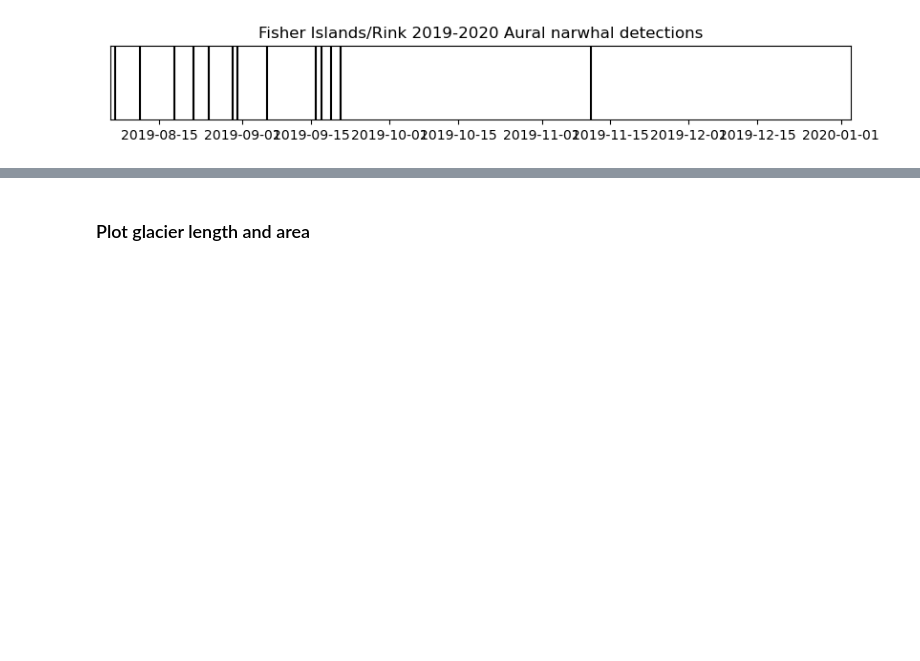
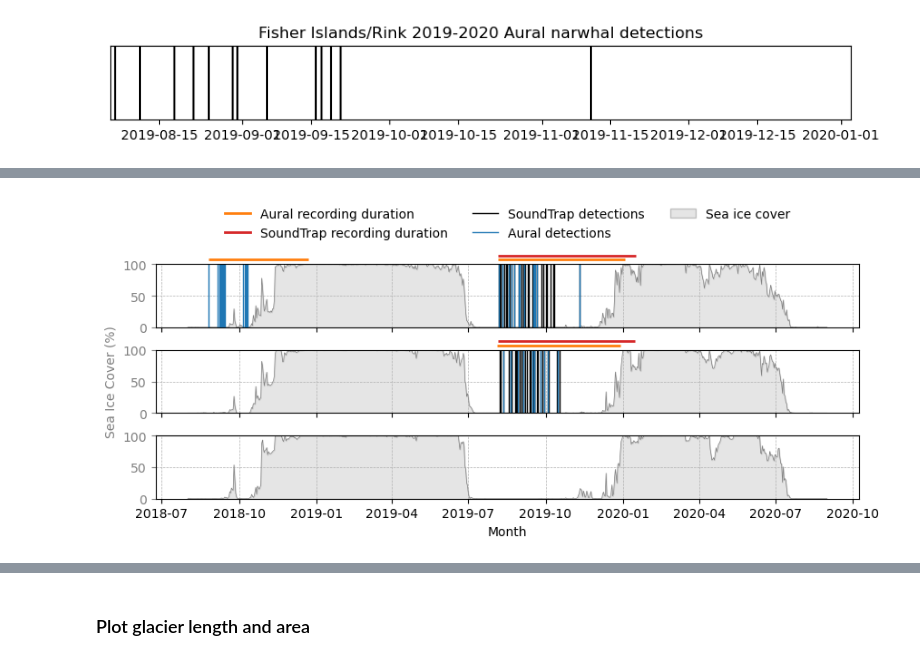
Before and after one commit to mjzahn/OMG_narwhals_habitat-model, a Jupyter notebook: Exploratory plots.ipynb, the cells around one changed output, grey strips where cells are left out. Cells and saved outputs as stored; diff of their text form; code cells hidden in the pictures; blank space fills up the shorter version.

```diff
--- a/Exploratory plots.ipynb
+++ b/Exploratory plots.ipynb
@@ -164,0 +244,80 @@ print(rink_aural_narwhal_det_array.sum())
+# %%
+plt.rcParams["figure.figsize"] = (10,2)
+fig, (ax1,ax2,ax3,ax4,ax5,ax6,ax7,ax8,ax9) = plt.subplots(9, sharex=True, sharey=False, gridspec_kw={'height_ratios': [0.4,0.4,6,0.4,0.4,6,0.4,0.4,6]})
+# fig.suptitle('Sea Ice Cover in Melville Bay Fjords')
+
+plt.subplots_adjust(top=1.5, hspace=0.2)
+
+# RINK/FISHER ====
+ax1.axis('off') # filler axis
+legend_elements = [Line2D([0], [0], color='tab:orange', lw=2, label='Aural recording duration'),
+                   Line2D([0], [0], color='tab:red', lw=2, label='SoundTrap recording duration'),
+                   Line2D([0], [0], color='k', lw=1, label='SoundTrap detections'),
+                   Line2D([0], [0], color='tab:blue', lw=1, label='Aural detections'),
+                   Patch(facecolor='tab:gray', alpha=0.2, edgecolor='k', label='Sea ice cover')]
+ax1.legend(handles=legend_elements, loc='upper center', ncol=3, bbox_to_anchor=(0.5, 13),frameon=False)
+# ax1.set_title("Rink Glacier and Fisher Islands")
+ax2.hlines(y=0, xmin=rink_aural_dates_array[0], xmax=rink_aural_dates_array[-1],linewidth=2, color='tab:orange', clip_on=False)
+ax2.hlines(y=0, xmin=fisher_aural_dates_array[0], xmax=fisher_aural_dates_array[-1],linewidth=2, color='tab:orange', clip_on=False)
+ax2.hlines(y=1, xmin=fisher_ST_dates_array[0], xmax=fisher_ST_dates_array[-1],linewidth=2, color='tab:red', clip_on=False)
+ax2.set_ylim(0,1)
+ax2.axis('off')
+
+ax3.plot(dates_dt64, fisher_ice_percent, 'tab:gray', linewidth=0.5)
+ax3.fill_between(dates_dt64, 0, fisher_ice_percent, color='tab:gray', alpha=0.2)
+ax3.tick_params(axis='y', colors='tab:gray')
+ax3.grid(linestyle='--', linewidth=0.5)
+ax3.margins(x=0,y=0)
+# add narwhal detections ----
+for xcoord in rink_aural_narwhal_dates:
+    ax3.axvline(x=xcoord, color='tab:blue', linewidth=1)
+for xcoord in fisher_ST_narwhal_dates:
+    ax3.axvline(x=xcoord, color='k', linewidth=1)
+for xcoord in fisher_aural_narwhal_dates:
+    ax3.axvline(x=xcoord, color='tab:blue', linewidth=1)
+
+# KONG OSCAR ====
+ax4.axis('off') # filler axis
+# ax5.set_title("Kong Oscar Glacier")
+ax5.hlines(y=0, xmin=KO_aural_dates_array[0], xmax=KO_aural_dates_array[-1], linewidth=2, color='tab:orange', clip_on=False, label='Aural start/end')
+ax5.hlines(y=1, xmin=KO_ST_dates_array[0], xmax=KO_ST_dates_array[-1], linewidth=2, color='tab:red', clip_on=False, label='SoundTrap start/end')
+ax5.set_ylim(0,1)
+ax5.axis('off')
+
+ax6.plot(dates_dt64, ko_ice_percent, 'tab:gray', linewidth=0.5)
+ax6.fill_between(dates_dt64, 0, ko_ice_percent, color='tab:gray', alpha=0.2)
+ax6.set_ylabel("Sea Ice Cover (%)", color='tab:gray')
+ax6.grid(linestyle='--', linewidth=0.5)
+ax6.tick_params(axis='y', colors='tab:gray')
+ax6.margins(x=0,y=0)
+# add narwhal detections ----
+for xcoord in KO_ST_narwhal_dates:
+    ax6.axvline(x=xcoord, color='k', linewidth=1)
+# plt.xlim(KO_ST_dates_array[0], KO_ST_dates_array[-1])
+for xcoord in KO_aural_narwhal_dates:
+    ax6.axvline(x=xcoord, color='tab:blue', linewidth=1)
+
+# # legend
+# ax2.axvline(x=KO_ST_narwhal_dates[0], color='k', linewidth=1, label='SoundTrap detections')
+# ax2.axvline(x=KO_aural_narwhal_dates[0], color='tab:blue', linewidth=1, label='Aural detections')
+# ax2.legend(loc='center left', bbox_to_anchor=(1, 0.5))
+
+# SVERDRUP ====
+ax7.axis('off') # filler axis
+# ax83.set_title("Sverdrup Glacier")
+# ax8.hlines(y=0, xmin=sver_aural_dates_array[0], xmax=sver_aural_dates_array[-1], linewidth=2, color='tab:orange', clip_on=False, label='Aural start/end')
+# ax8.hlines(y=1, xmin=sver_ST_dates_array[0], xmax=sver_ST_dates_array[-1], linewidth=2, color='tab:red', clip_on=False, label='SoundTrap start/end')
+ax8.set_ylim(0,1)
+ax8.axis('off')
+
+ax9.plot(dates_dt64, sver_ice_percent, 'tab:gray', linewidth=0.5)
+ax9.fill_between(dates_dt64, 0, sver_ice_percent, color='tab:gray', alpha=0.2)
+ax9.tick_params(axis='y', colors='tab:gray')
+ax9.grid(linestyle='--', linewidth=0.5)
+ax9.margins(x=0,y=0)
+
+plt.xlabel("Month");
+
+plt.savefig('Figures/melville_sea_ice_conc.png', bbox_inches='tight', dpi=300, facecolor='white')
+# %% [output]
+[figure, added]
```
Also changed, not shown: parts of 23 cells of this notebook, 1 other file.
